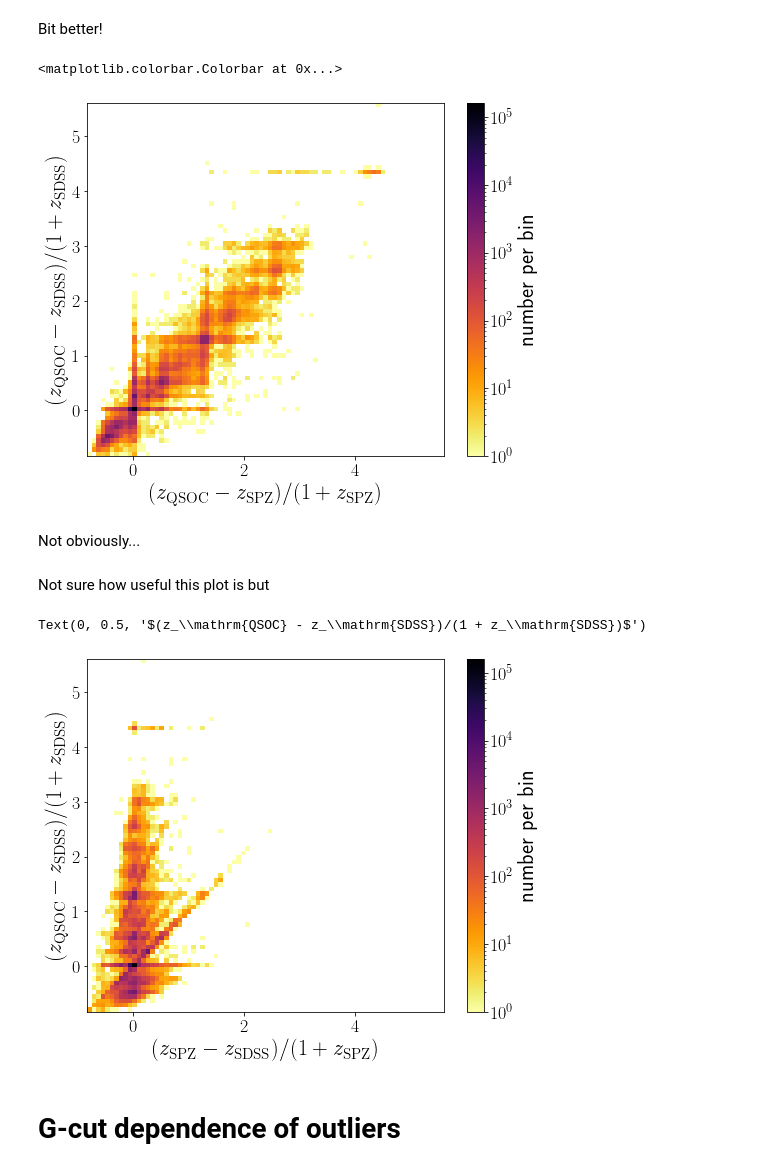
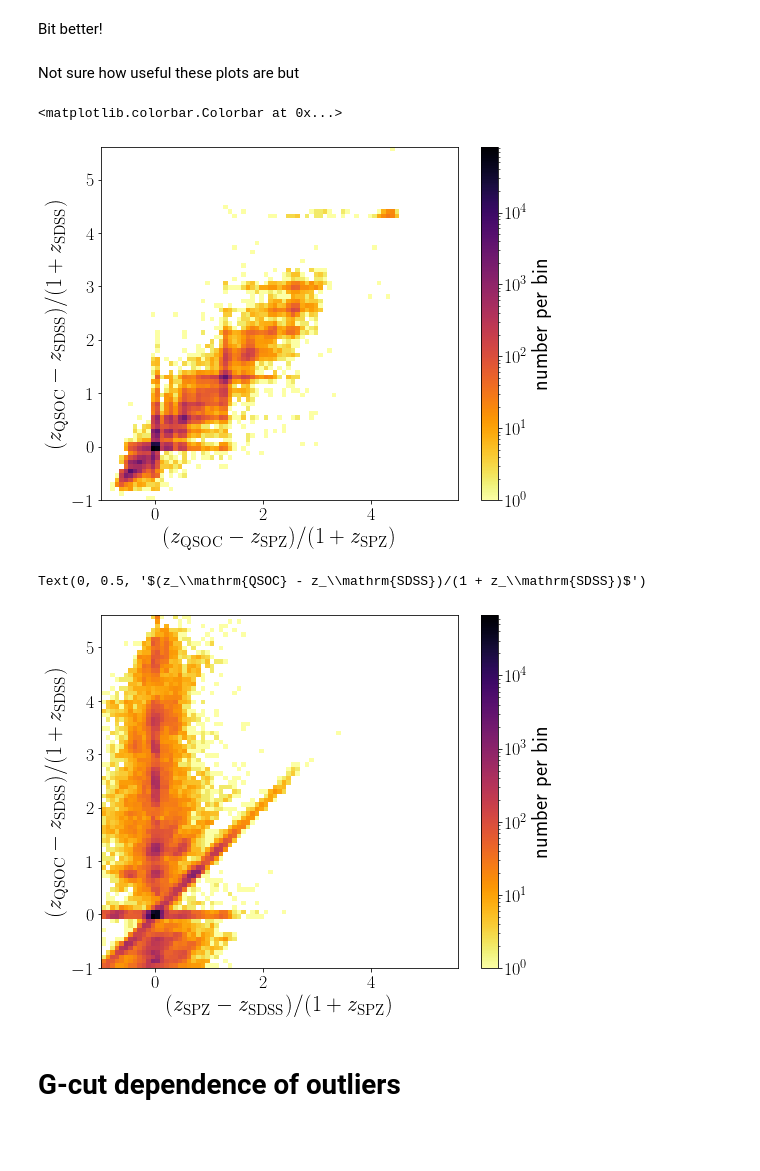
Before and after one commit to kstoreyf/gaia-quasars-lss, a Jupyter notebook: notebooks/2022-07-12_specphotoz_knn.ipynb, the cells around one changed output. Drawn from its saved outputs; the diff is of its cells as text; code cells hidden in the pictures; blank space fills up the shorter version.

```diff
--- a/notebooks/2022-07-12_specphotoz_knn.ipynb
+++ b/notebooks/2022-07-12_specphotoz_knn.ipynb
@@ -48,4 +51,6 @@ Total number of Gaia quasars: 6649162
 # %%
 G_max_spz = 20.5
-fn_spz = f'../data/redshifts_spz_kNN_G{G_max_spz}_noself.fits'
+#spz_tag = '_scaledNOqsoc'
+spz_tag = ''
+fn_spz = f'../data/redshifts_spz_kNN_G{G_max_spz}{spz_tag}.fits'
 tab_spz = Table.read(fn_spz, format='fits')
@@ -64,6 +62,17 @@ np.sum(idx_withsdss)
 # %%
 fn_sdss = '../data/sdss_slim.fits'
 tab_sdss = Table.read(fn_sdss, format='fits')
+# %%
+i_has_sdss_redshift = np.isfinite(tab_spz['sdss_Z'])
+z_sdss = tab_spz['sdss_Z'][i_has_sdss_redshift]
+z_spz = tab_spz['redshift_spz'][i_has_sdss_redshift]
+z_qsoc = tab_spz['redshift_qsoc'][i_has_sdss_redshift]
+
+dz_spz = (z_spz-z_sdss)
+dz_qsoc = (z_qsoc-z_sdss)
+
+dz1pz_spz = (z_spz-z_sdss)/(1+z_sdss)
+dz1pz_qsoc = (z_qsoc-z_sdss)/(1+z_sdss)
 # %%
 alpha = 0.75
 lw = 1.5
@@ -266,13 +260,4 @@ len(tab_gaia['redshift_qsoc']-tab_gaia['redshift_sdss'])
-# %%
-z_sdss = tab_gaia['redshift_sdss'][idx_withsdss]
-z_spz = tab_gaia['redshift_spz'][idx_withsdss]
-z_qsoc = tab_gaia['redshift_qsoc'][idx_withsdss]
-
-#dz_spz = (z_spz-z_sdss)
-#dz_qsoc = (z_qsoc-z_sdss)
-dz_spz = (z_spz-z_sdss)/(1+z_sdss)
-dz_qsoc = (z_qsoc-z_sdss)/(1+z_sdss)
 # %%
-dz_bins = np.linspace(np.min(dz_qsoc), np.max(dz_qsoc), 80)
+dz1pz_bins = np.linspace(np.min(dz1pz_qsoc), np.max(dz1pz_qsoc), 80)
 # %%
 plt.figure(figsize=(9,6))
@@ -392,41 +349,34 @@ plt.yscale('log')
 [figure]
 # %% [markdown]
 Bit better!
+# %% [markdown]
+Not sure how useful these plots are but
 # %%
 fig, ax = plt.subplots(1, 1, figsize = (8, 6.5))
-#h = ax.hist2d(tab_gaia['redshift_sdss'], tab_gaia['redshift_spz'], bins=z_bins, cmin=1, cmap='inferno_r' )
-h = ax.hist2d(dz_qsoc_spz, dz_qsoc,
-          bins=dz_bins, cmin=1, cmap='inferno_r',
+h = ax.hist2d(dz1pz_qsoc_spz, dz1pz_qsoc,
+          bins=dz1pz_bins, cmin=1, cmap='inferno_r',
           norm=matplotlib.colors.LogNorm())
 
 plt.xlabel(r'$(z_\mathrm{QSOC} - z_\mathrm{SPZ})/(1 + z_\mathrm{SPZ})$')
 plt.ylabel(r'$(z_\mathrm{QSOC} - z_\mathrm{SDSS})/(1 + z_\mathrm{SDSS})$')
 
 fig.colorbar(h[3], ax=ax, label='number per bin')
-
-#plt.xlabel(r'$z_{SDSS}$, SDSS redshift')
-#plt.ylabel(r'$z_{SPZ}$, spectro-photometric redshift')
 # %% [output]
 <matplotlib.colorbar.Colorbar at 0x...>
-[figure, old version]
+[figure, new version]
-# %% [markdown]
-Not obviously...
-# %% [markdown]
-Not sure how useful this plot is but
 # %%
 fig, ax = plt.subplots(1, 1, figsize = (8, 6.5))
-#h = ax.hist2d(tab_gaia['redshift_sdss'], tab_gaia['redshift_spz'], bins=z_bins, cmin=1, cmap='inferno_r' )
 h = ax.hist2d(dz_spz, dz_qsoc,
-          bins=dz_bins, cmin=1, cmap='inferno_r',
+          bins=dz1pz_bins, cmin=1, cmap='inferno_r',
           norm=matplotlib.colors.LogNorm())
 
 fig.colorbar(h[3], ax=ax, label='number per bin')
 
 plt.xlabel(r'$(z_\mathrm{SPZ} - z_\mathrm{SDSS})/(1 + z_\mathrm{SPZ})$')
 plt.ylabel(r'$(z_\mathrm{QSOC} - z_\mathrm{SDSS})/(1 + z_\mathrm{SDSS})$')
 # %% [output]
 Text(0, 0.5, '$(z_\\mathrm{QSOC} - z_\\mathrm{SDSS})/(1 + z_\\mathrm{SDSS})$')
-[figure, old version]
+[figure, new version]
 # %% [markdown]
 # G-cut dependence of outliers
 # %%
```
Also changed, not shown: parts of 35 cells of this notebook.
